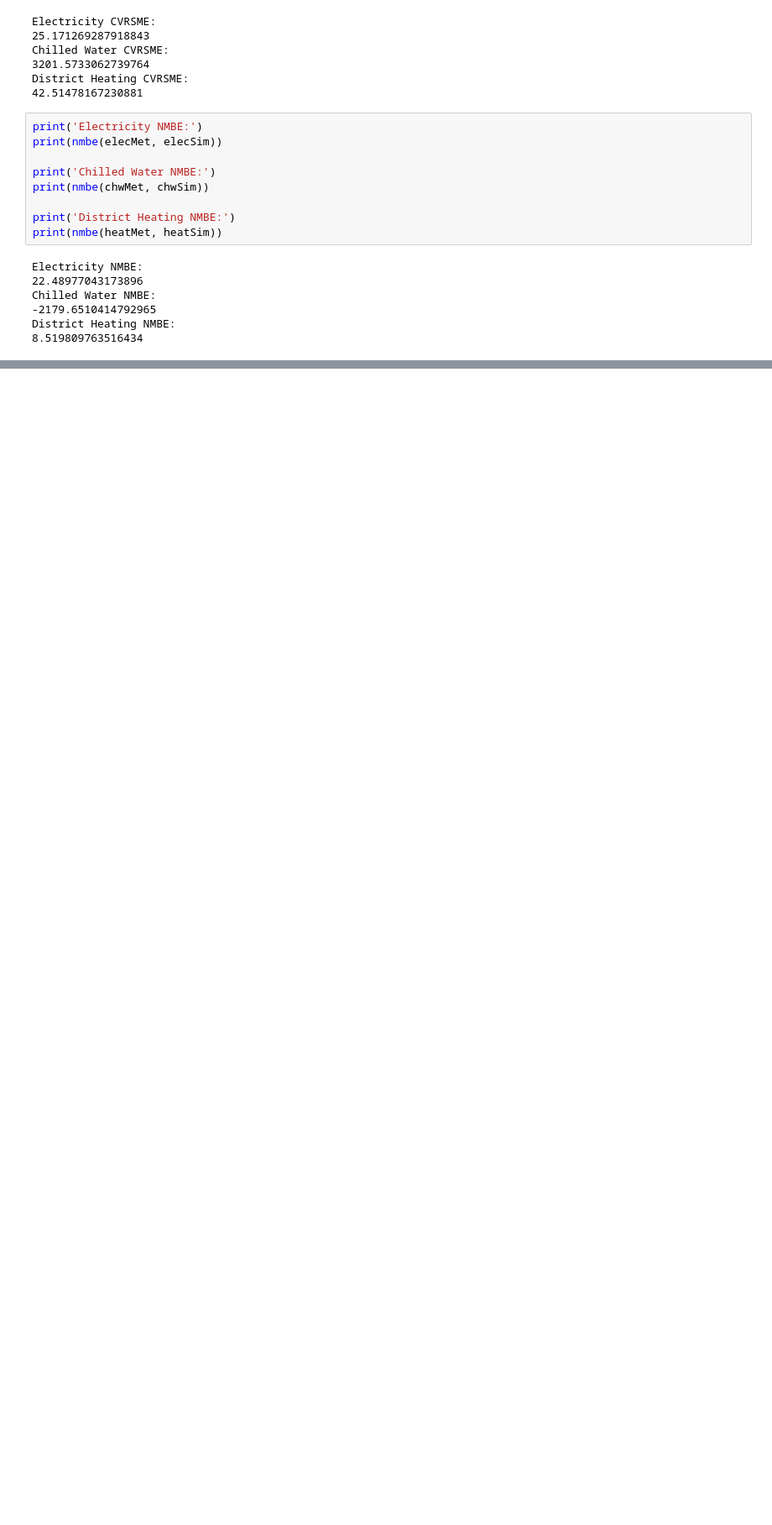
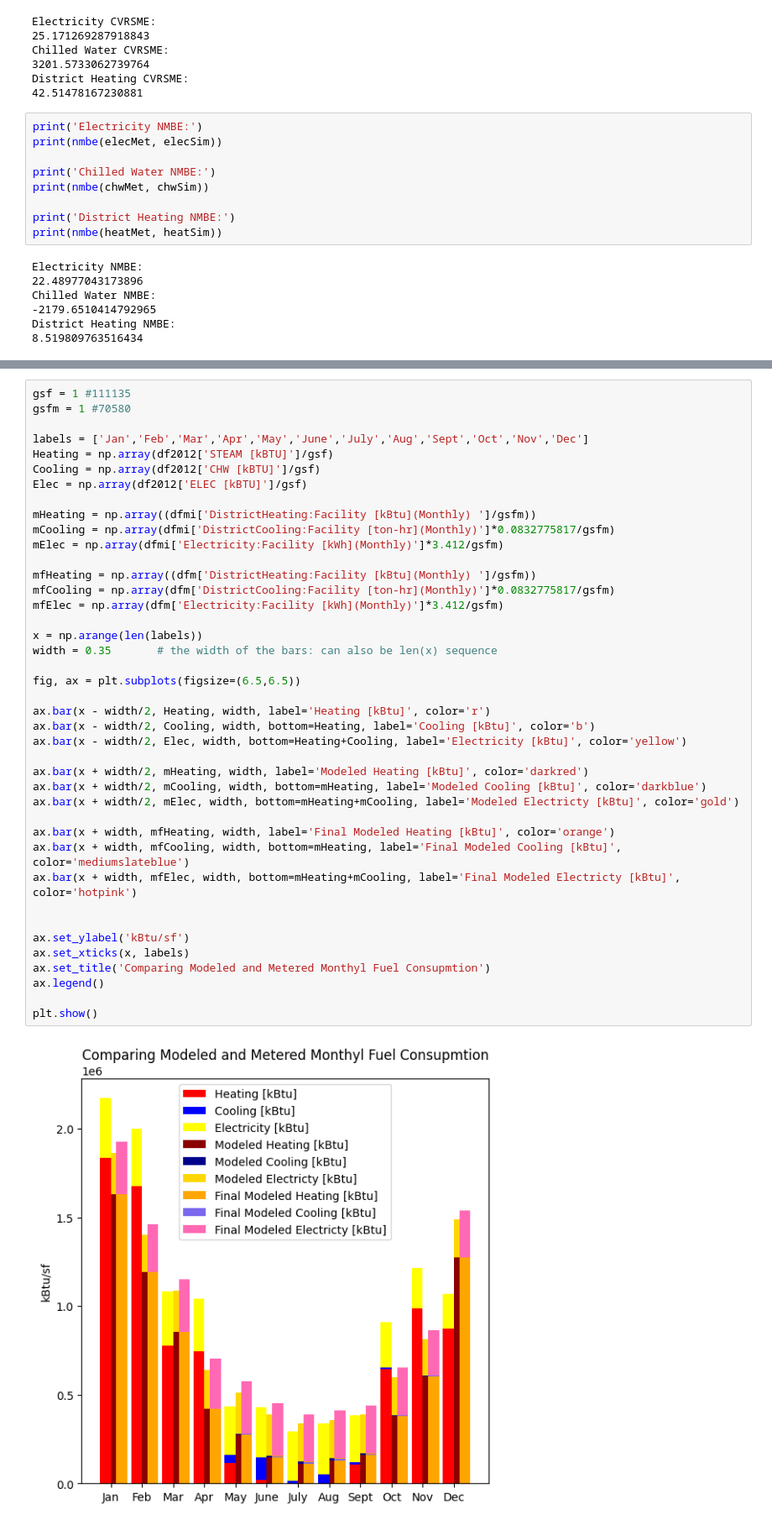
Before and after one commit to amitche8/IIT-PhD, a Jupyter notebook: CAE526/P1/CAE526-p2_Mitchell.ipynb, the cells around one changed output, grey strips where cells are left out. Shown at 84% size. Drawn from its saved outputs; the diff is of its cells as text; blank space fills up the shorter version.

```diff
--- a/CAE526/P1/CAE526-p2_Mitchell.ipynb
+++ b/CAE526/P1/CAE526-p2_Mitchell.ipynb
@@ -290,0 +283,43 @@ plt.show()
+# %%
+gsf = 1 #111135
+gsfm = 1 #70580
+
+labels = ['Jan','Feb','Mar','Apr','May','June','July','Aug','Sept','Oct','Nov','Dec']
+Heating = np.array(df2012['STEAM [kBTU]']/gsf)
+Cooling = np.array(df2012['CHW [kBTU]']/gsf)
+Elec = np.array(df2012['ELEC [kBTU]']/gsf)
+
+mHeating = np.array((dfmi['DistrictHeating:Facility [kBtu](Monthly) ']/gsfm))
+mCooling = np.array(dfmi['DistrictCooling:Facility [ton-hr](Monthly)']*0.0832775817/gsfm)
+mElec = np.array(dfmi['Electricity:Facility [kWh](Monthly)']*3.412/gsfm)
+
+mfHeating = np.array((dfm['DistrictHeating:Facility [kBtu](Monthly) ']/gsfm))
+mfCooling = np.array(dfm['DistrictCooling:Facility [ton-hr](Monthly)']*0.0832775817/gsfm)
+mfElec = np.array(dfm['Electricity:Facility [kWh](Monthly)']*3.412/gsfm)
+
+x = np.arange(len(labels))
+width = 0.35       # the width of the bars: can also be len(x) sequence
+
+fig, ax = plt.subplots(figsize=(6.5,6.5))
+
+ax.bar(x - width/2, Heating, width, label='Heating [kBtu]', color='r')
+ax.bar(x - width/2, Cooling, width, bottom=Heating, label='Cooling [kBtu]', color='b')
+ax.bar(x - width/2, Elec, width, bottom=Heating+Cooling, label='Electricity [kBtu]', color='yellow')
+
+ax.bar(x + width/2, mHeating, width, label='Modeled Heating [kBtu]', color='darkred')
+ax.bar(x + width/2, mCooling, width, bottom=mHeating, label='Modeled Cooling [kBtu]', color='darkblue')
+ax.bar(x + width/2, mElec, width, bottom=mHeating+mCooling, label='Modeled Electricty [kBtu]', color='gold')
+
+ax.bar(x + width, mfHeating, width, label='Final Modeled Heating [kBtu]', color='orange')
+ax.bar(x + width, mfCooling, width, bottom=mHeating, label='Final Modeled Cooling [kBtu]', color='mediumslateblue')
+ax.bar(x + width, mfElec, width, bottom=mHeating+mCooling, label='Final Modeled Electricty [kBtu]', color='hotpink')
+
+
+ax.set_ylabel('kBtu/sf')
+ax.set_xticks(x, labels)
+ax.set_title('Comparing Modeled and Metered Monthyl Fuel Consupmtion')
+ax.legend()
+
+plt.show()
+# %% [output]
+[figure, added]
```
Also changed, not shown: parts of 7 cells of this notebook, 20 other files.
